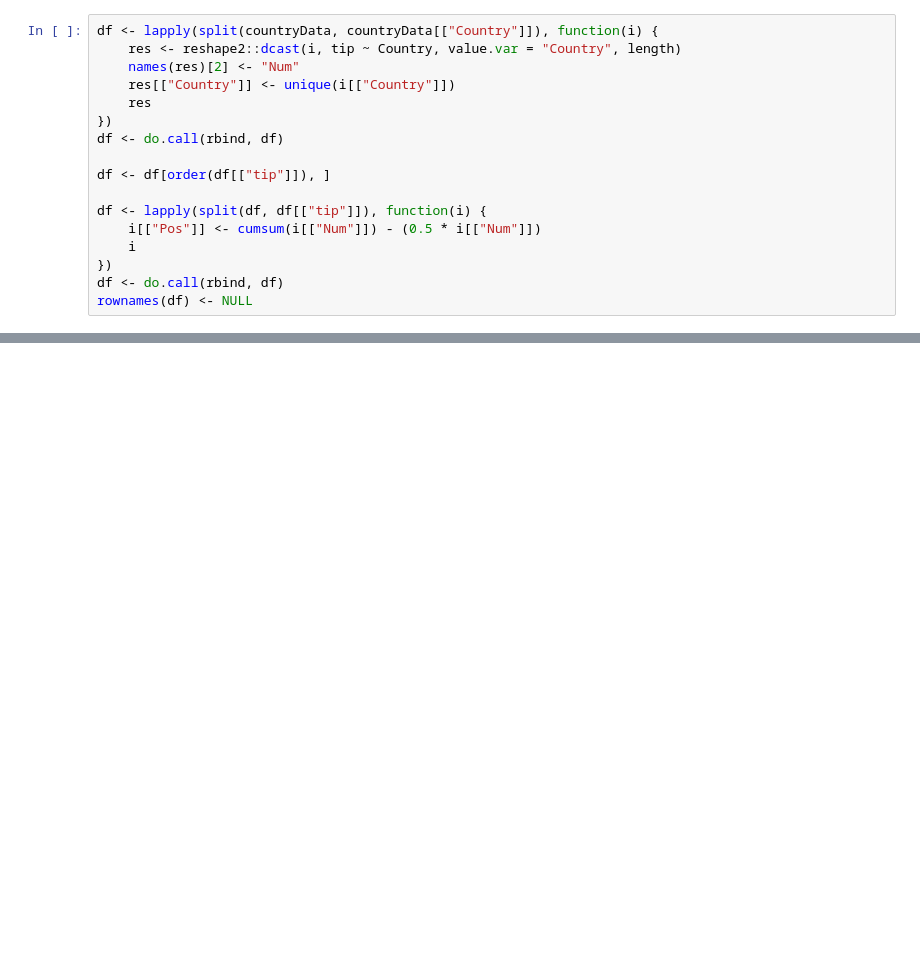
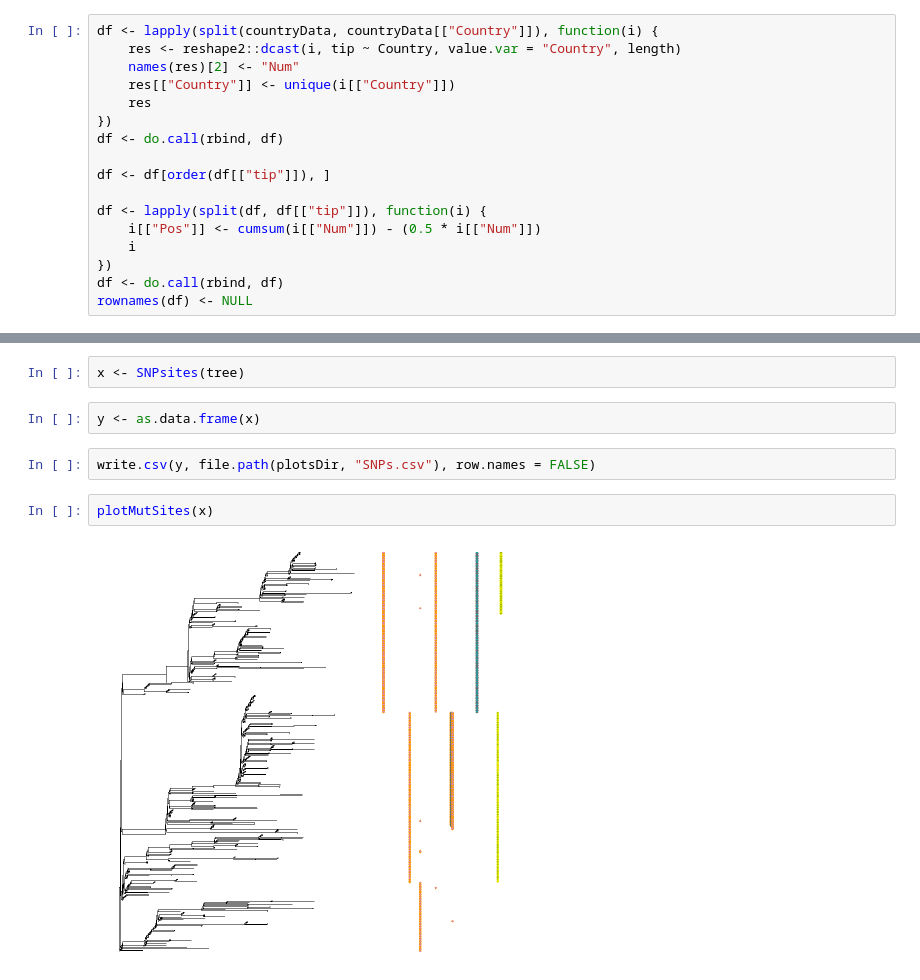
Before and after one commit to Takkoona/phyloColoring, a Jupyter notebook: 1.2_emerging_virus.ipynb, the cells around one changed output, grey strips where cells are left out. Cells and saved outputs as stored; diff of their text form; blank space fills up the shorter version.

```diff
--- a/1.2_emerging_virus.ipynb
+++ b/1.2_emerging_virus.ipynb
@@ -306,0 +315,10 @@ plot(mutations)
+# %%
+x <- SNPsites(tree)
+# %%
+y <- as.data.frame(x)
+# %%
+write.csv(y, file.path(plotsDir, "SNPs.csv"), row.names = FALSE)
+# %%
+plotMutSites(x)
+# %% [output]
+[figure, added]
```
Also changed, not shown: parts of 9 cells of this notebook, 2 other files.
